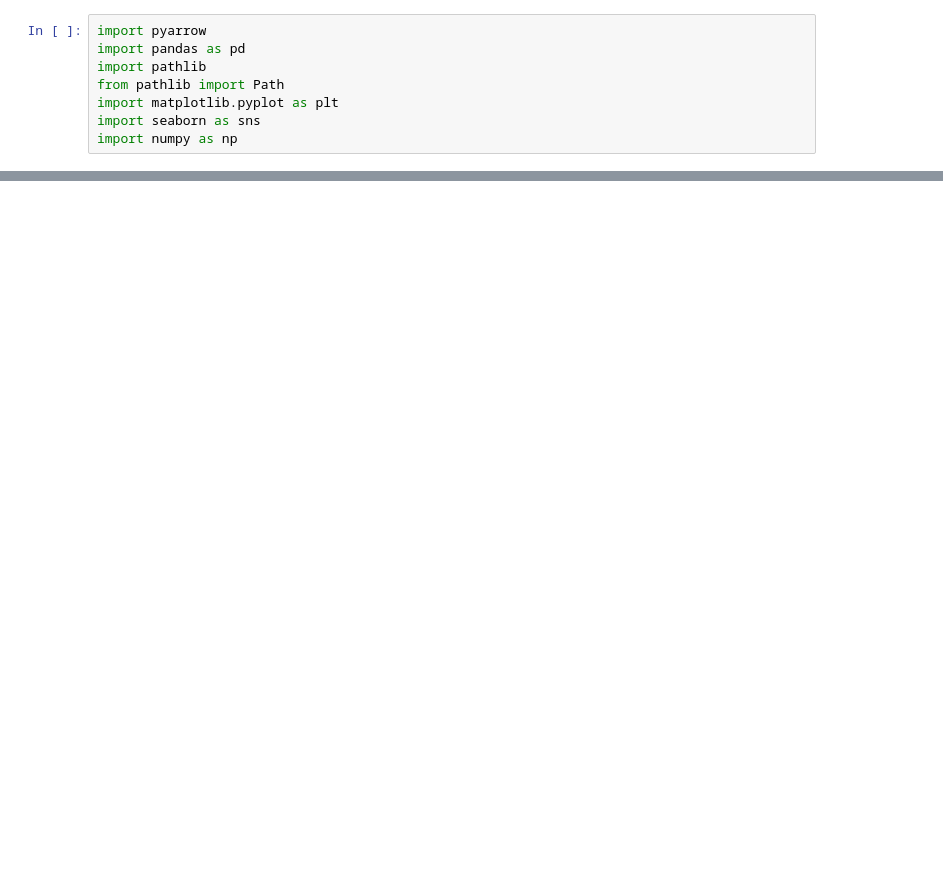
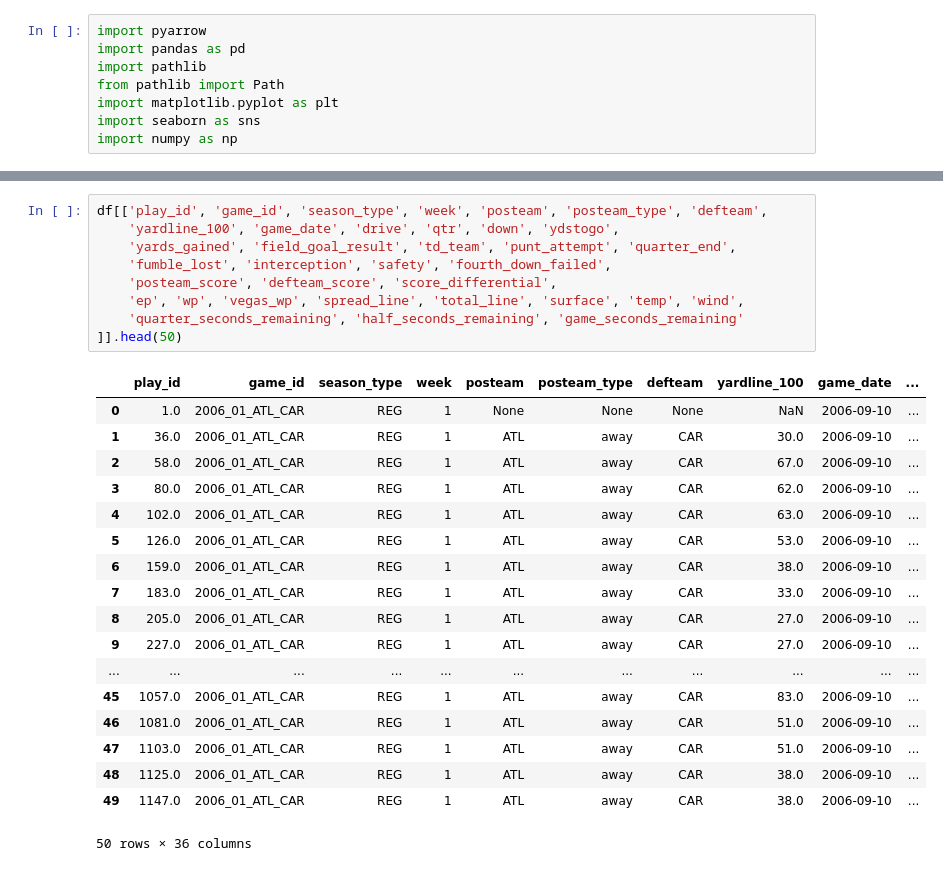
Before and after one commit to aryarksub/NFL_Markov, a Jupyter notebook: Visualization.ipynb, the cells around one changed output, grey strips where cells are left out. Cells and saved outputs as stored; diff of their text form; blank space fills up the shorter version.

```diff
--- a/Visualization.ipynb
+++ b/Visualization.ipynb
@@ -150,0 +384,28 @@ plt.show()
+# %%
+df[['play_id', 'game_id', 'season_type', 'week', 'posteam', 'posteam_type', 'defteam',
+    'yardline_100', 'game_date', 'drive', 'qtr', 'down', 'ydstogo',
+    'yards_gained', 'field_goal_result', 'td_team', 'punt_attempt', 'quarter_end',
+    'fumble_lost', 'interception', 'safety', 'fourth_down_failed',
+    'posteam_score', 'defteam_score', 'score_differential',
+    'ep', 'wp', 'vegas_wp', 'spread_line', 'total_line', 'surface', 'temp', 'wind',
+    'quarter_seconds_remaining', 'half_seconds_remaining', 'game_seconds_remaining'
+]].head(50)
+# %% [output]
+|  | play_id | game_id | season_type | week | posteam | posteam_type | defteam | yardline_100 | game_date | ... |
+| 0 | 1.0 | 2006_01_ATL_CAR | REG | 1 | None | None | None | NaN | 2006-09-10 | ... |
+| 1 | 36.0 | 2006_01_ATL_CAR | REG | 1 | ATL | away | CAR | 30.0 | 2006-09-10 | ... |
+| 2 | 58.0 | 2006_01_ATL_CAR | REG | 1 | ATL | away | CAR | 67.0 | 2006-09-10 | ... |
+| 3 | 80.0 | 2006_01_ATL_CAR | REG | 1 | ATL | away | CAR | 62.0 | 2006-09-10 | ... |
+| 4 | 102.0 | 2006_01_ATL_CAR | REG | 1 | ATL | away | CAR | 63.0 | 2006-09-10 | ... |
+| 5 | 126.0 | 2006_01_ATL_CAR | REG | 1 | ATL | away | CAR | 53.0 | 2006-09-10 | ... |
+| 6 | 159.0 | 2006_01_ATL_CAR | REG | 1 | ATL | away | CAR | 38.0 | 2006-09-10 | ... |
+| 7 | 183.0 | 2006_01_ATL_CAR | REG | 1 | ATL | away | CAR | 33.0 | 2006-09-10 | ... |
+| 8 | 205.0 | 2006_01_ATL_CAR | REG | 1 | ATL | away | CAR | 27.0 | 2006-09-10 | ... |
+| 9 | 227.0 | 2006_01_ATL_CAR | REG | 1 | ATL | away | CAR | 27.0 | 2006-09-10 | ... |
+| ... | ... | ... | ... | ... | ... | ... | ... | ... | ... | ... |
+| 45 | 1057.0 | 2006_01_ATL_CAR | REG | 1 | ATL | away | CAR | 83.0 | 2006-09-10 | ... |
+| 46 | 1081.0 | 2006_01_ATL_CAR | REG | 1 | ATL | away | CAR | 51.0 | 2006-09-10 | ... |
+| 47 | 1103.0 | 2006_01_ATL_CAR | REG | 1 | ATL | away | CAR | 51.0 | 2006-09-10 | ... |
+| 48 | 1125.0 | 2006_01_ATL_CAR | REG | 1 | ATL | away | CAR | 38.0 | 2006-09-10 | ... |
+| 49 | 1147.0 | 2006_01_ATL_CAR | REG | 1 | ATL | away | CAR | 38.0 | 2006-09-10 | ... |
+50 rows × 36 columns
```
Also changed, not shown: parts of 11 cells of this notebook, 14 other files.
